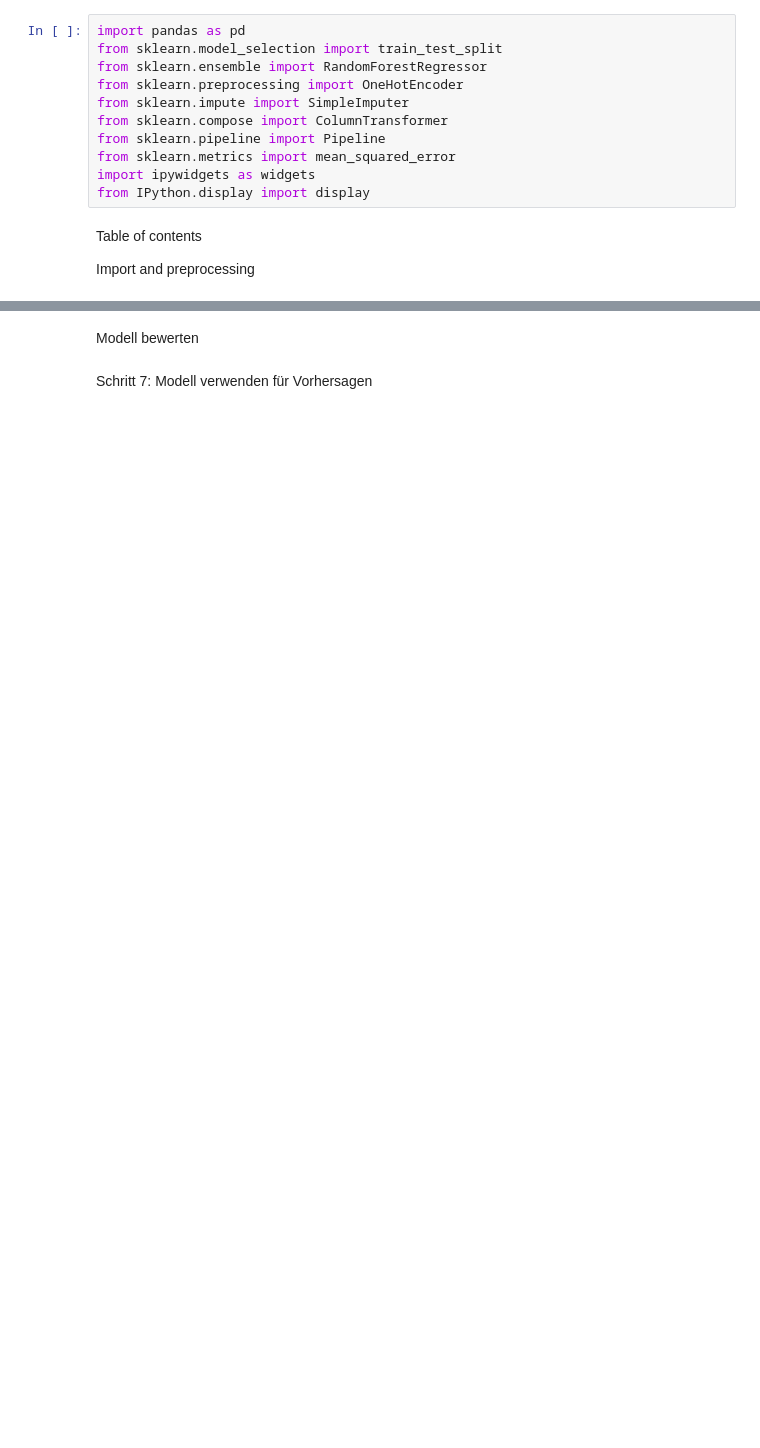
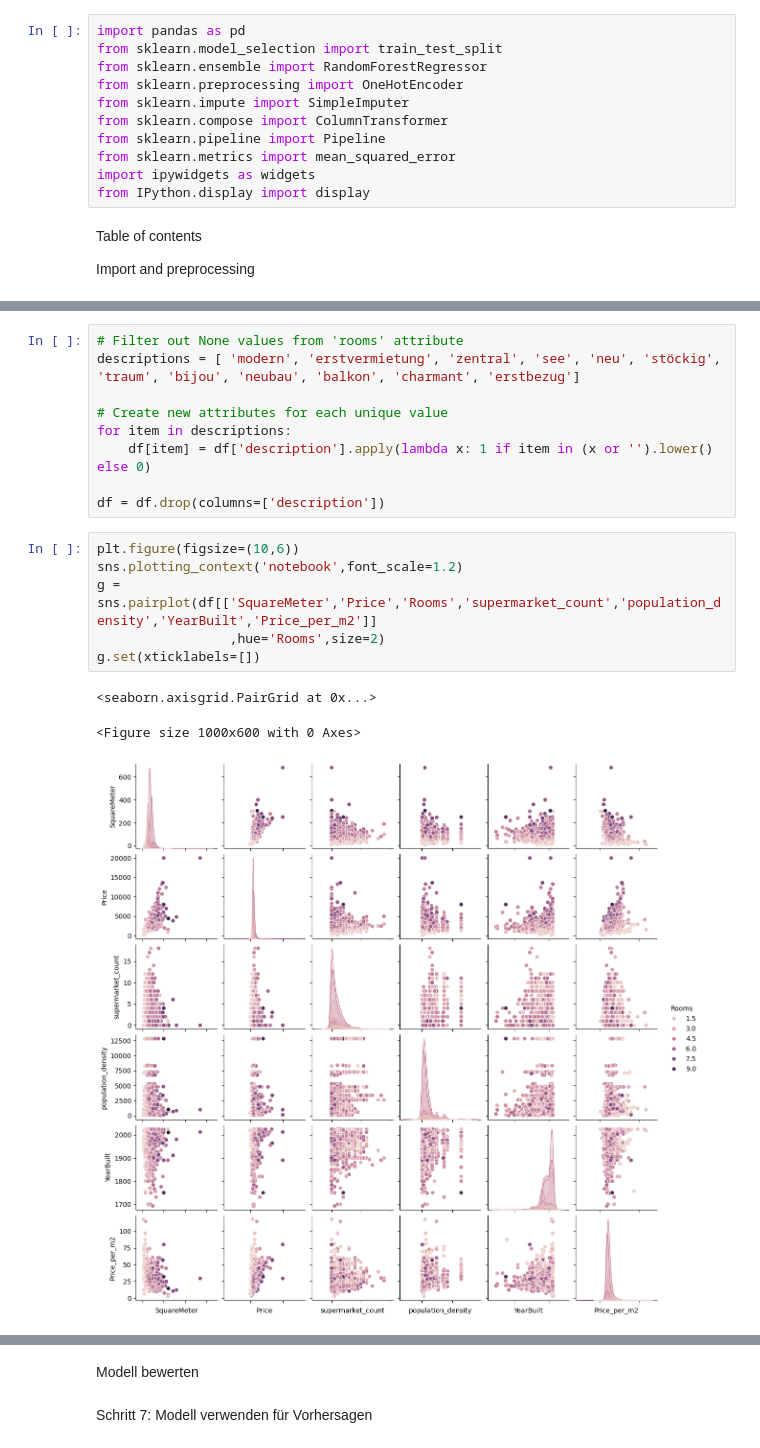
Before and after one commit to ElrasDeVayne/Immo-Projekt-DataScience, a Jupyter notebook: Property_new.ipynb, the cells around one changed output, grey strips where cells are left out. Drawn from its saved outputs; the diff is of its cells as text; blank space fills up the shorter version.

```diff
--- a/Property_new.ipynb
+++ b/Property_new.ipynb
@@ -175,0 +96,19 @@ could not convert string to float: '01.07.2024'
+# %%
+# Filter out None values from 'rooms' attribute
+descriptions = [ 'modern', 'erstvermietung', 'zentral', 'see', 'neu', 'stöckig', 'traum', 'bijou', 'neubau', 'balkon', 'charmant', 'erstbezug']
+
+# Create new attributes for each unique value
+for item in descriptions:
+    df[item] = df['description'].apply(lambda x: 1 if item in (x or '').lower() else 0)
+
+df = df.drop(columns=['description'])
+# %%
+plt.figure(figsize=(10,6))
+sns.plotting_context('notebook',font_scale=1.2)
+g = sns.pairplot(df[['SquareMeter','Price','Rooms','supermarket_count','population_density','YearBuilt','Price_per_m2']]
+                 ,hue='Rooms',size=2)
+g.set(xticklabels=[])
+# %% [output]
+<seaborn.axisgrid.PairGrid at 0x...>
+<Figure size 1000x600 with 0 Axes>
+[figure, added]
```
Also changed, not shown: parts of 17 cells of this notebook.
